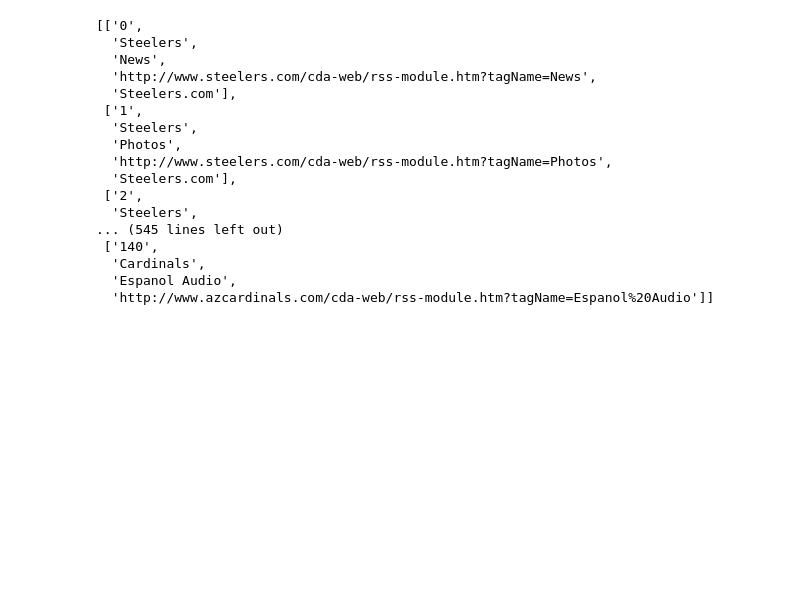
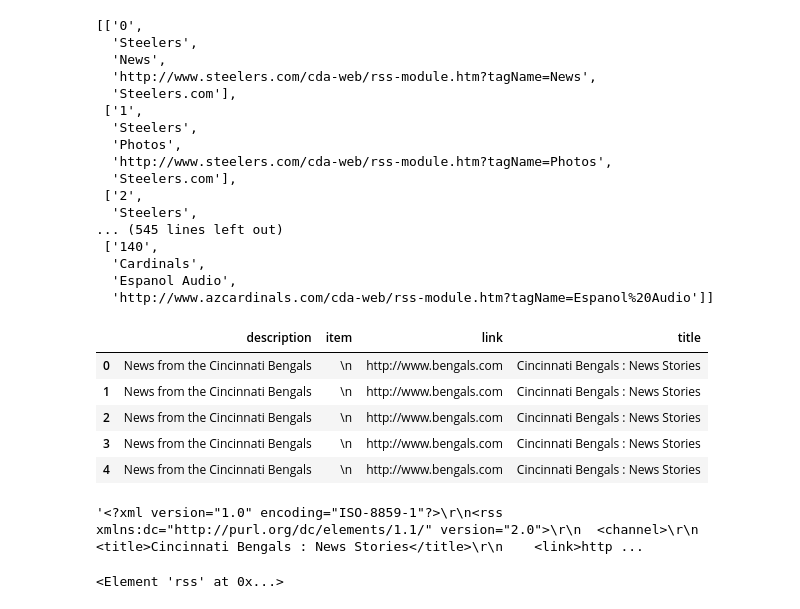
Before and after one commit to BARarch/NFL-Parse, a Jupyter notebook: drv-parse.ipynb, the cells around one changed output. Drawn from its saved outputs; the diff is of its cells as text; code cells hidden in the pictures; blank space fills up the shorter version.

Commit message:
real nfl parse work

```diff
--- a/drv-parse.ipynb
+++ b/drv-parse.ipynb
@@ -40,0 +47,11 @@ vals
+# %%
+api_url = 'http://www.bengals.com/cda-web/rss-module.htm?tagName=News%20Stories'
+
+session = requests.Session()
+session.mount('http://', requests.adapters.HTTPAdapter(max_retries=3))
+raw_data = session.get(api_url)
+
+# Parse to Initial DataFrame
+#test_read = pd.read_json(raw_data.text, typ='series')
+# %%
+xml_data = raw_data.text
@@ -40,0 +60,23 @@ vals
+# %%
+def xml2df(xml_data):
+    root = ET.XML(xml_data) # element tree
+    all_records = []
+    for i, child in enumerate(root):
+        record = {}
+        for subchild in child:
+            record[subchild.tag] = subchild.text
+            all_records.append(record)
+    return pd.DataFrame(all_records)
+# %%
+xml2df(xml_data).head()
+# %% [output]
+|  | description | item | link | title |
+| 0 | News from the Cincinnati Bengals | \n | http://www.bengals.com | Cincinnati Bengals : News Stories |
+| 1 | News from the Cincinnati Bengals | \n | http://www.bengals.com | Cincinnati Bengals : News Stories |
+| 2 | News from the Cincinnati Bengals | \n | http://www.bengals.com | Cincinnati Bengals : News Stories |
+| 3 | News from the Cincinnati Bengals | \n | http://www.bengals.com | Cincinnati Bengals : News Stories |
+| 4 | News from the Cincinnati Bengals | \n | http://www.bengals.com | Cincinnati Bengals : News Stories |
+# %%
+xml_data
+# %% [output]
+'<?xml version="1.0" encoding="ISO-8859-1"?>\r\n<rss xmlns:dc="http://purl.org/dc/elements/1.1/" version="2.0">\r\n  <channel>\r\n    <title>Cincinnati Bengals : News Stories</title>\r\n    <link>http ...
@@ -40,0 +85,4 @@ vals
+# %%
+root
+# %% [output]
+<Element 'rss' at 0x...>
```
Also changed, not shown: parts of 5 cells of this notebook.
